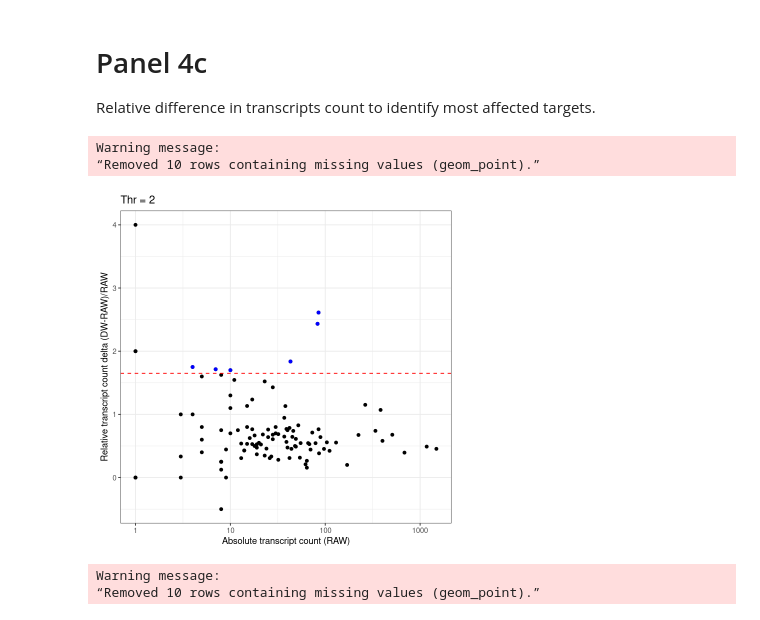
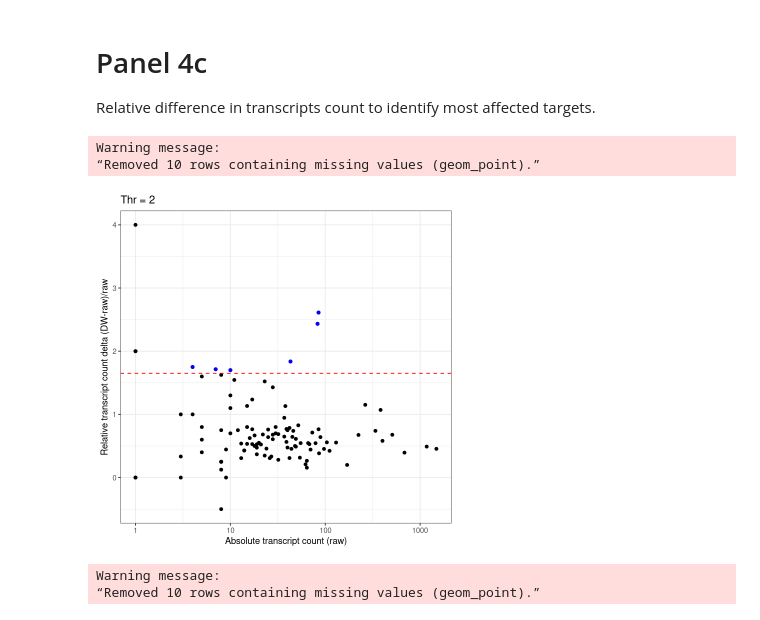
Before and after one commit to ggirelli/deconwolf-in-situ-transcriptomics, a Jupyter notebook: manuscript/1.0_panels-F4.ipynb, the cells around one changed output. Saved outputs shown, nothing was run; the diff lists cells and outputs as text; code cells hidden in the pictures.

```diff
--- a/manuscript/1.0_panels-F4.ipynb
+++ b/manuscript/1.0_panels-F4.ipynb
@@ -144,15 +146,15 @@ pdata[raw > 1 & reldelta >= 1.65, selected := TRUE]
 # %%
 options(repr.plot.width=6, repr.plot.height=6)
 p = ggplot(pdata, aes(raw, reldelta)) +
     geom_point() + geom_point(data=pdata[(selected)], color="blue") +
     theme_bw() + scale_x_log10() +
     geom_hline(yintercept=1.65, color="red", linetype="dashed") +
-    labs(x="Absolute transcript count (RAW)", y="Relative transcript count delta (DW-RAW)/RAW", title="Thr = 2")
+    labs(x="Absolute transcript count (raw)", y="Relative transcript count delta (DW-raw)/raw", title="Thr = 2")
 print(p)
 # %% [output]
 Warning message:
 “Removed 10 rows containing missing values (geom_point).”
-[figure, old version]
+[figure, new version]
 # %%
 ggsave(plot=p, file="panels/fig_4c.png", width=4, height=4)
 saveRDS(p, "panels_rds/fig_4c.rds")
```
Also changed, not shown: parts of 4 cells of this notebook, 15 other files.
